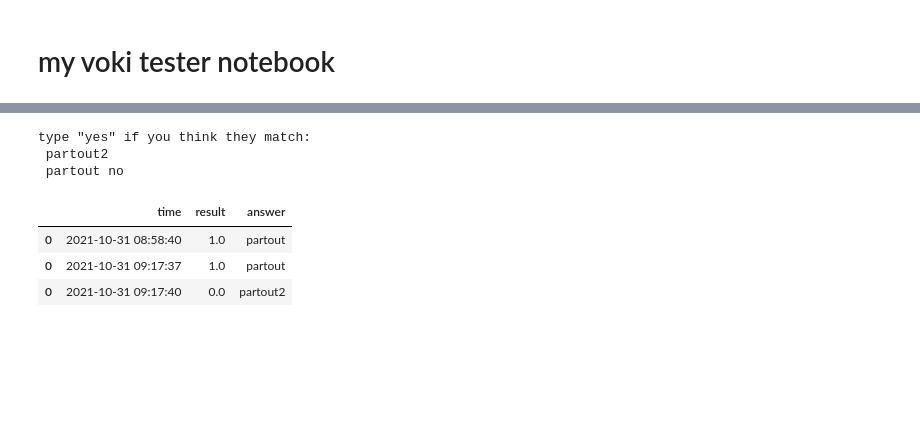
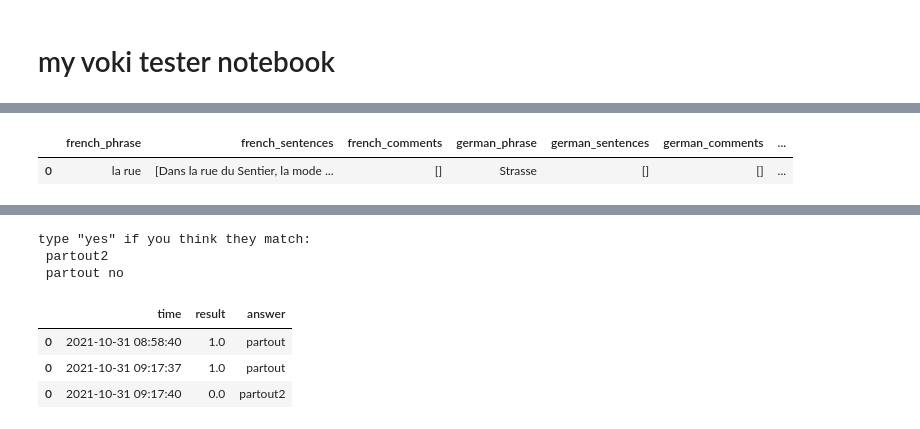
Before and after one commit to Dr-Nuke/voki, a Jupyter notebook: notebooks/Untitled.ipynb, the cells around one changed output, grey strips where cells are left out. Saved outputs shown, nothing was run; the diff lists cells and outputs as text; code cells hidden in the pictures; blank space fills up the shorter version.

```diff
--- a/notebooks/Untitled.ipynb
+++ b/notebooks/Untitled.ipynb
@@ -7,0 +125,34 @@ from pathlib import Path
+# %%
+# some testing
+card_1 = pd.DataFrame({'french_phrase': ['partout'],
+                            'french_sentences': [['Dans la rue du Sentier, la mode est partout.']],
+                            'french_comments': [[]],
+                            'german_phrase': ['überall'],
+                            'german_sentences': [[]],
+                            'german_comments': [[]],
+                            'created': [datetime.datetime.now().replace(microsecond=0)],
+                            'attempt_history': [pd.DataFrame({'time': pd.Series(dtype='datetime64[ns]'),
+                                                             'result': pd.Series(dtype='bool'),
+                                                             'answer': pd.Series(dtype='str')})],
+                            'streak': [0],
+                            'id': [hash('partout')]
+                            })
+
+card_2 = pd.DataFrame({'french_phrase': ['la rue'],
+                            'french_sentences': [['Dans la rue du Sentier, la mode est partout.']],
+                            'french_comments': [[]],
+                            'german_phrase': ['Strasse'],
+                            'german_sentences': [[]],
+                            'german_comments': [[]],
+                            'created': [datetime.datetime.now().replace(microsecond=0)],
+                            'attempt_history': [pd.DataFrame({'time': pd.Series(dtype='datetime64[ns]'),
+                                                             'result': pd.Series(dtype='bool'),
+                                                             'answer': pd.Series(dtype='str')})],
+                            'streak': [0],
+                            'id': [hash('la rue')]
+                            })
+df = pd.concat([card_1,card_2])
+myvokibox = vokibox(5)
+myvokibox.onboard_card(card_1,level=4)
+myvokibox.onboard_card(card_2)
+myvokibox
@@ -98,3 +293,5 @@ def main(dbfile):
     #2 run program
     #3 save databas
     pass
+# %%
+mycard = card_from_id(4980411815809341467,df)
@@ -100,0 +315,5 @@ def main(dbfile):
+# %%
+pd.DataFrame({key: [value] for key,value in mycard.items()})
+# %% [output]
+|  | french_phrase | french_sentences | french_comments | german_phrase | german_sentences | german_comments | ... |
+| 0 | la rue | [Dans la rue du Sentier, la mode ... | [] | Strasse | [] | [] | ... |
```
Also changed, not shown: parts of 29 cells of this notebook, 1 other file.
